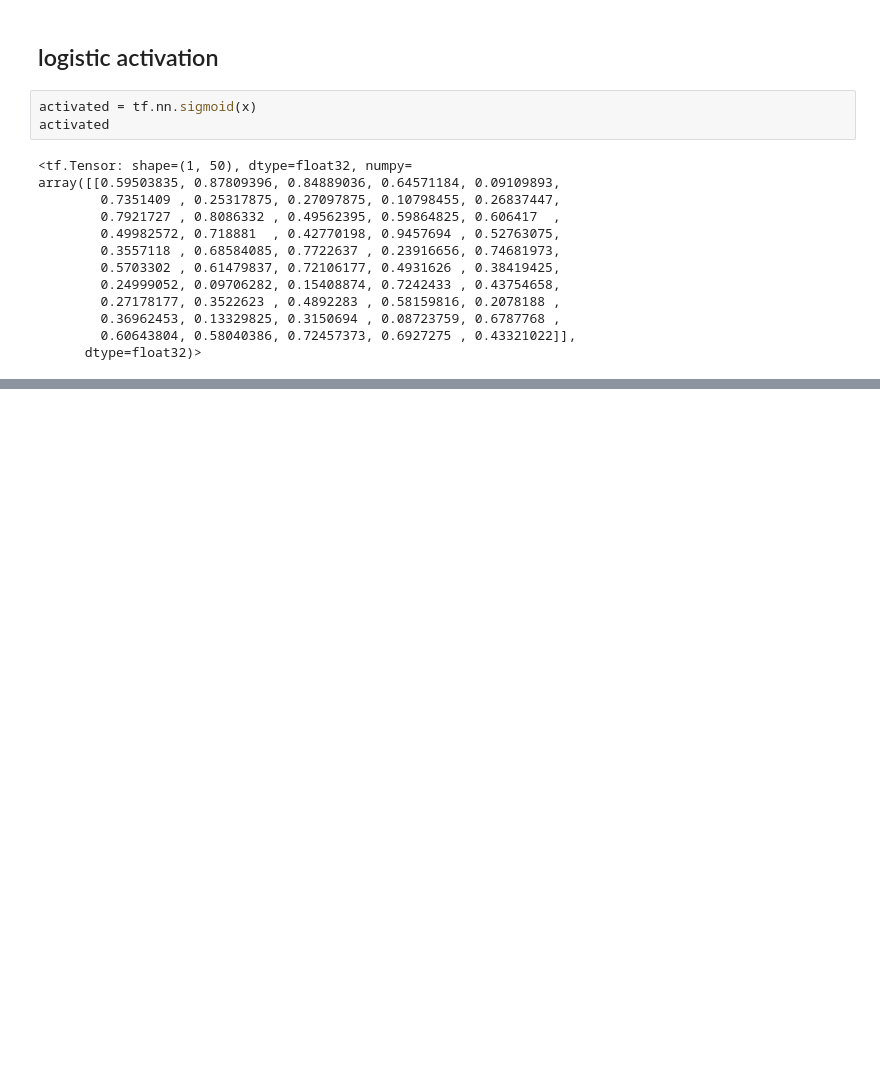
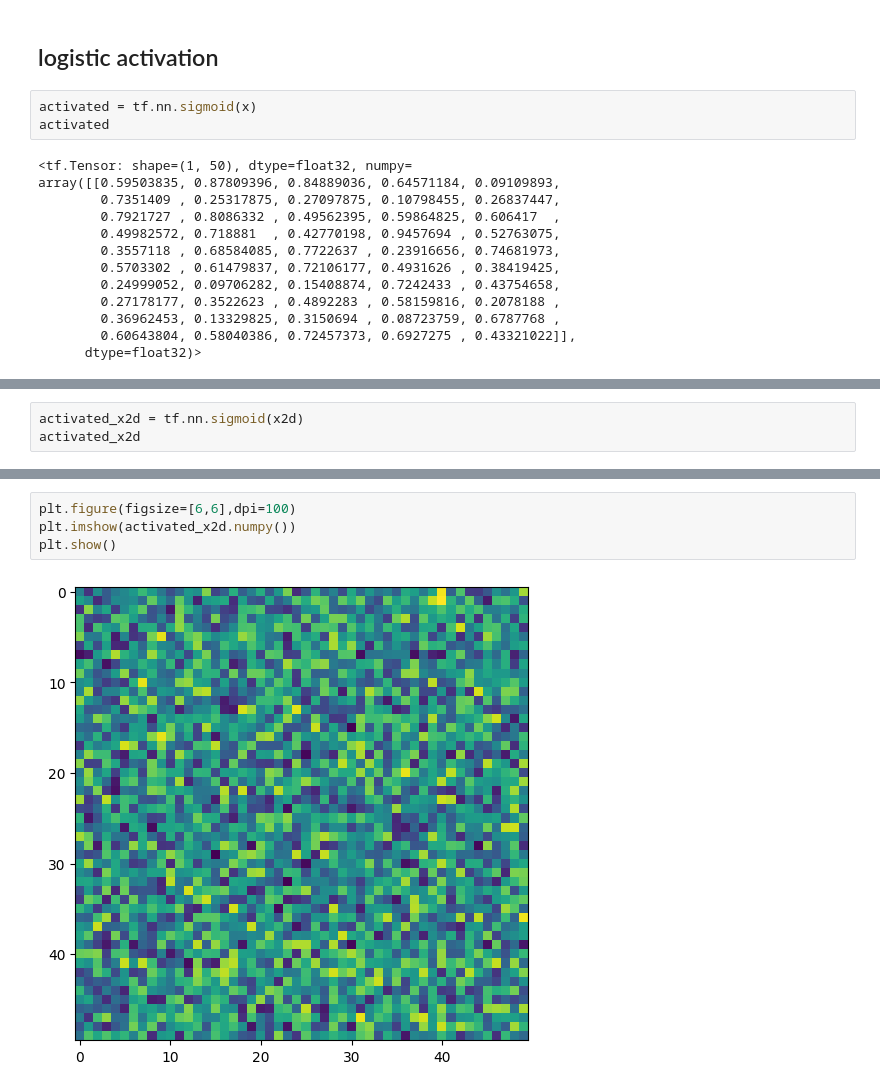
Before and after one commit to ashen007/DeepLearning-goes-deep, a Jupyter notebook: notebooks/activation/nn_activations.ipynb, the cells around one changed output, grey strips where cells are left out. Cells and saved outputs as stored; diff of their text form; blank space fills up the shorter version.

```diff
--- a/notebooks/activation/nn_activations.ipynb
+++ b/notebooks/activation/nn_activations.ipynb
@@ -51,0 +76,3 @@ plt.show()
+# %%
+activated_x2d = tf.nn.sigmoid(x2d)
+activated_x2d
@@ -51,0 +94,6 @@ plt.show()
+# %%
+plt.figure(figsize=[6,6],dpi=100)
+plt.imshow(activated_x2d.numpy())
+plt.show()
+# %% [output]
+[figure, added]
```
Also changed, not shown: parts of 6 cells of this notebook.
